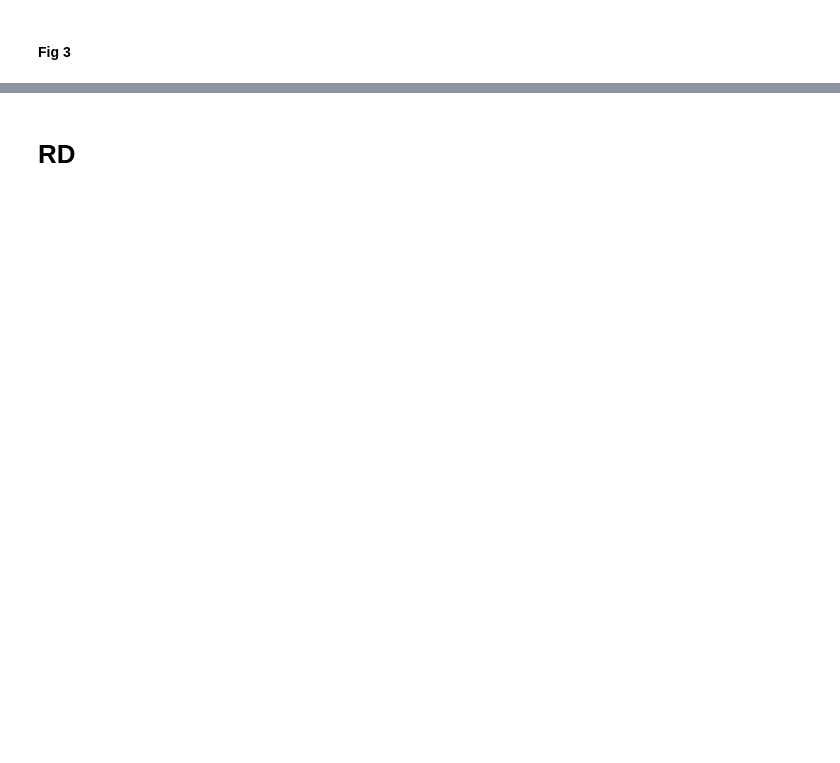
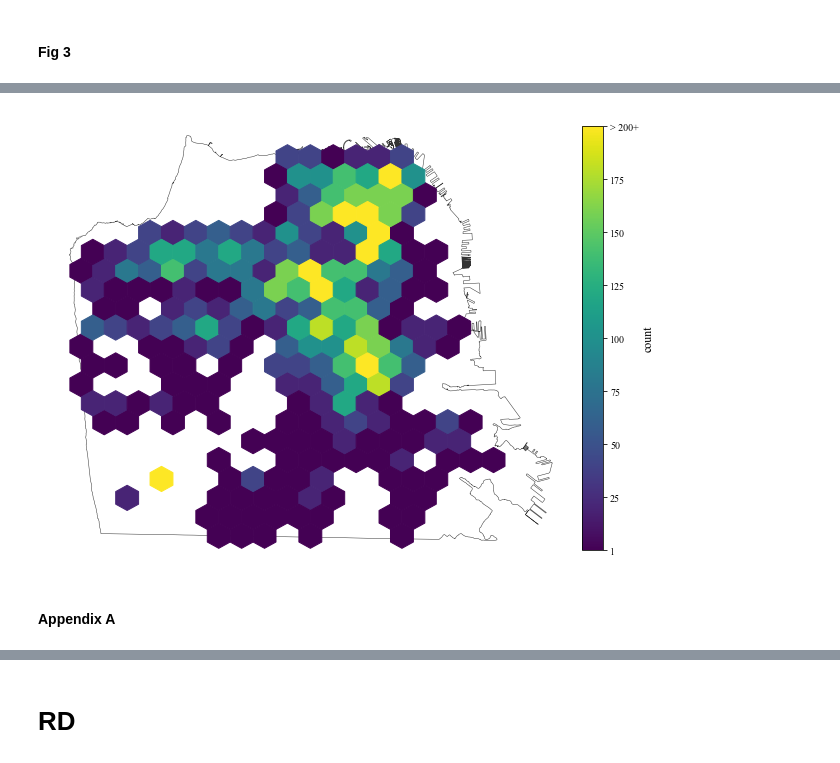
Before and after one commit to mxndrwgrdnr/sf-evictions, a Jupyter notebook: notebooks/analysis_final.ipynb, the cells around one changed output, grey strips where cells are left out. Drawn from its saved outputs; the diff is of its cells as text; code cells hidden in the pictures; blank space fills up the shorter version.

```diff
--- a/notebooks/analysis_final.ipynb
+++ b/notebooks/analysis_final.ipynb
@@ -276,0 +279,16 @@ sf.plot()
+# %%
+fig, ax = plt.subplots(figsize=(10,10))
+sf.plot(facecolor='None', edgecolor='k', ax=ax, lw=0.5, alpha=0.8)
+hb = ax.hexbin(x=ev_df['proj_x'], y=ev_df['proj_y'], mincnt=1,
+               bins=[0,20,40,60,80,100,120,140,160,180,200],
+               gridsize=18)
+cb = fig.colorbar(hb, ax=ax, fraction=0.038,pad=0.01)
+cb.set_label('count', fontsize=12)
+cb.set_ticks([1,2.25,3.5,4.75,6,7.25,8.5,9.75,11])
+cb.set_ticklabels([1,25, 50,75,100,125,150,175,'> 200+'])
+ax.axis('off')
+plt.savefig('../../../2021_02_summer/evic_paper/fig_3.jpg', dpi=300, bbox_inches='tight')
+# %% [output]
+[figure, added]
+# %% [markdown]
+#### Appendix A
```
Also changed, not shown: parts of 80 cells of this notebook, 1 other file.
